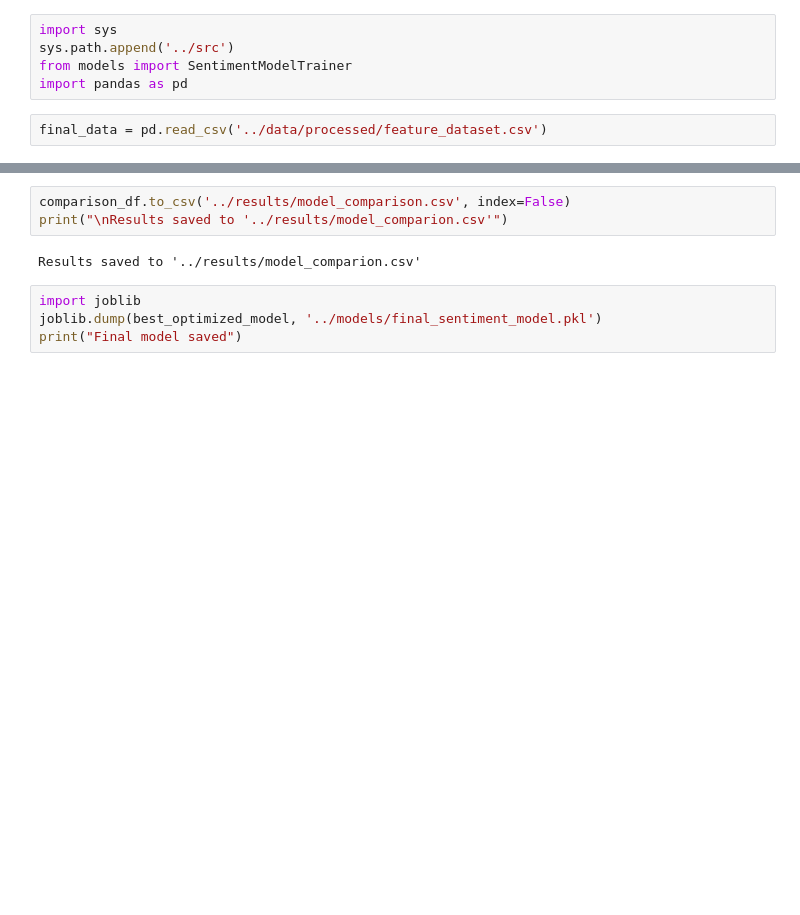
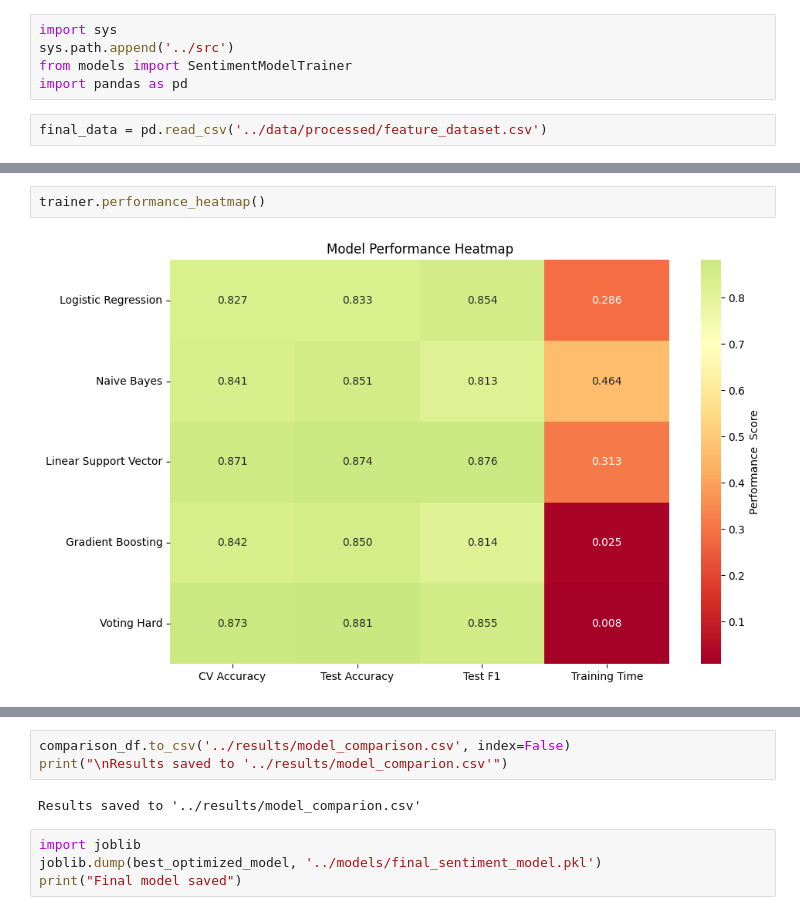
Before and after one commit to AniStepBall/ice-cream_sentiment_analysis, a Jupyter notebook: notebooks/04_model_training.ipynb, the cells around one changed output, grey strips where cells are left out. Cells and saved outputs as stored; diff of their text form; blank space fills up the shorter version.

```diff
--- a/notebooks/04_model_training.ipynb
+++ b/notebooks/04_model_training.ipynb
@@ -80,3 +78,7 @@ trainer.plot_model_comparison()
+# %%
+trainer.performance_heatmap()
+# %% [output]
+[figure, added]
 # %%
 best_optimized_model, best_params, optimized_accuracy = trainer.optimize_best_model(best_model)
 # %% [output]
```
Also changed, not shown: parts of 13 cells of this notebook, 3 other files.
